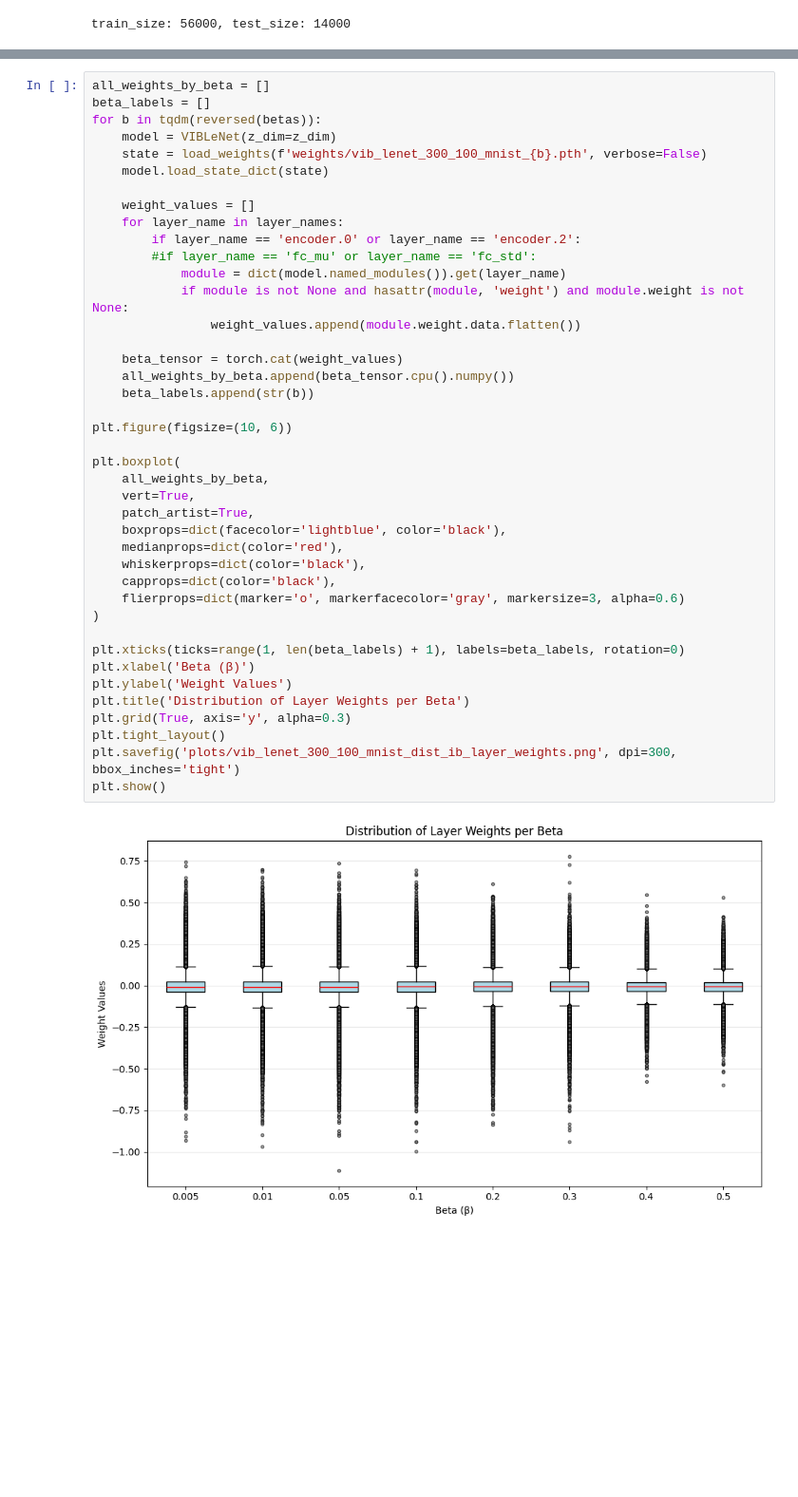
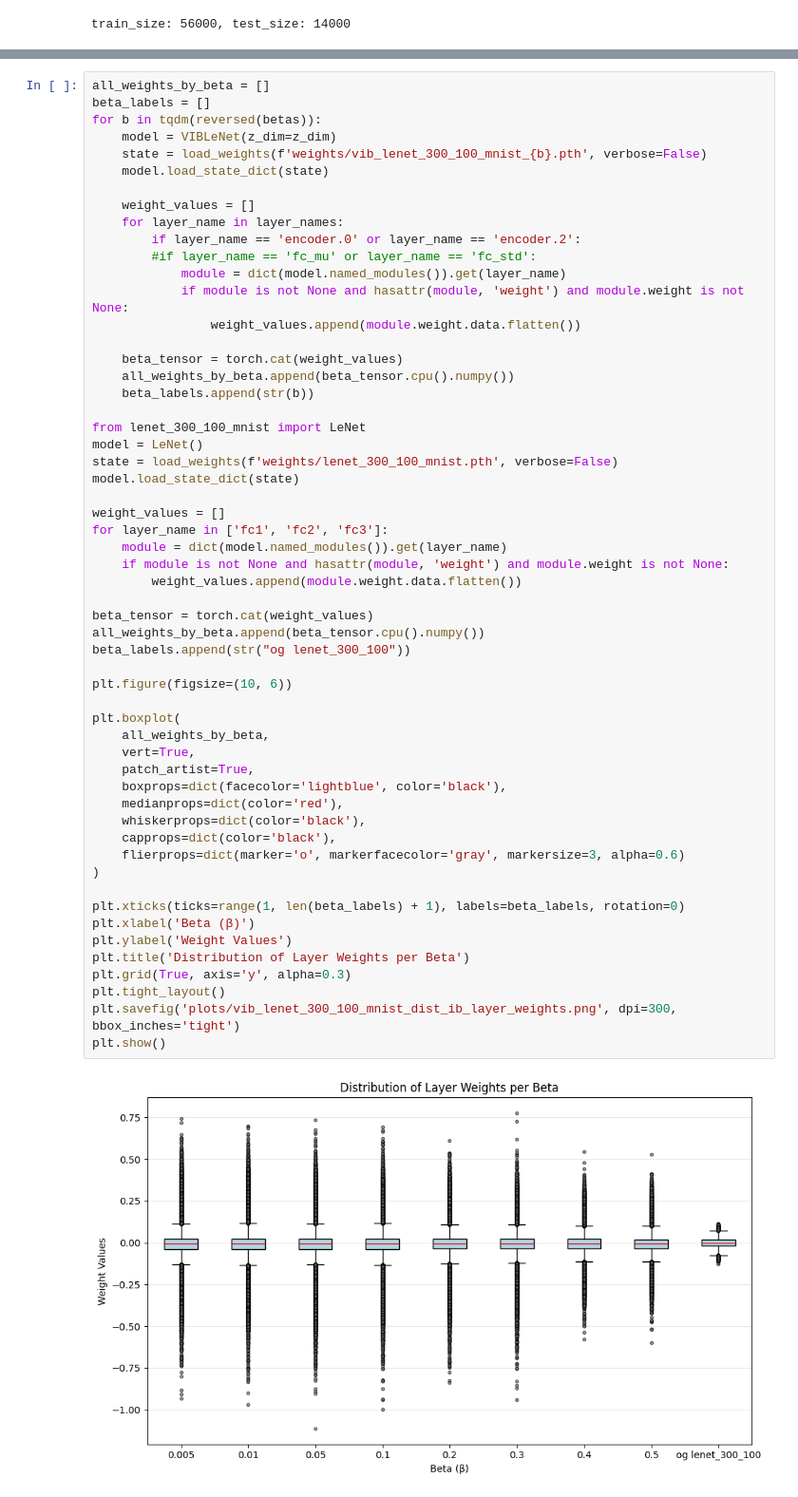
Before and after one commit to InformationPlanesDecompositions/nn-vib, a Jupyter notebook: vib_lenet_300_100_prune_testing.ipynb, the cells around one changed output, grey strips where cells are left out. Shown: that part at 95% size. Drawn from its saved outputs; the diff is of its cells as text; blank space fills up the shorter version.

```diff
--- a/vib_lenet_300_100_prune_testing.ipynb
+++ b/vib_lenet_300_100_prune_testing.ipynb
@@ -121,31 +119,46 @@ for b in tqdm(reversed(betas)):
             module = dict(model.named_modules()).get(layer_name)
             if module is not None and hasattr(module, 'weight') and module.weight is not None:
                 weight_values.append(module.weight.data.flatten())
 
     beta_tensor = torch.cat(weight_values)
     all_weights_by_beta.append(beta_tensor.cpu().numpy())
     beta_labels.append(str(b))
+
+from lenet_300_100_mnist import LeNet
+model = LeNet()
+state = load_weights(f'weights/lenet_300_100_mnist.pth', verbose=False)
+model.load_state_dict(state)
+
+weight_values = []
+for layer_name in ['fc1', 'fc2', 'fc3']:
+    module = dict(model.named_modules()).get(layer_name)
+    if module is not None and hasattr(module, 'weight') and module.weight is not None:
+        weight_values.append(module.weight.data.flatten())
+
+beta_tensor = torch.cat(weight_values)
+all_weights_by_beta.append(beta_tensor.cpu().numpy())
+beta_labels.append(str("og lenet_300_100"))
 
 plt.figure(figsize=(10, 6))
 
 plt.boxplot(
     all_weights_by_beta,
     vert=True,
     patch_artist=True,
     boxprops=dict(facecolor='lightblue', color='black'),
     medianprops=dict(color='red'),
     whiskerprops=dict(color='black'),
     capprops=dict(color='black'),
     flierprops=dict(marker='o', markerfacecolor='gray', markersize=3, alpha=0.6)
 )
 
 plt.xticks(ticks=range(1, len(beta_labels) + 1), labels=beta_labels, rotation=0)
 plt.xlabel('Beta (β)')
 plt.ylabel('Weight Values')
 plt.title('Distribution of Layer Weights per Beta')
 plt.grid(True, axis='y', alpha=0.3)
 plt.tight_layout()
 plt.savefig('plots/vib_lenet_300_100_mnist_dist_ib_layer_weights.png', dpi=300, bbox_inches='tight')
 plt.show()
 # %% [output]
-[figure, old version]
+[figure, new version]
```
Also changed, not shown: parts of 1 cell of this notebook, 3 other files.
